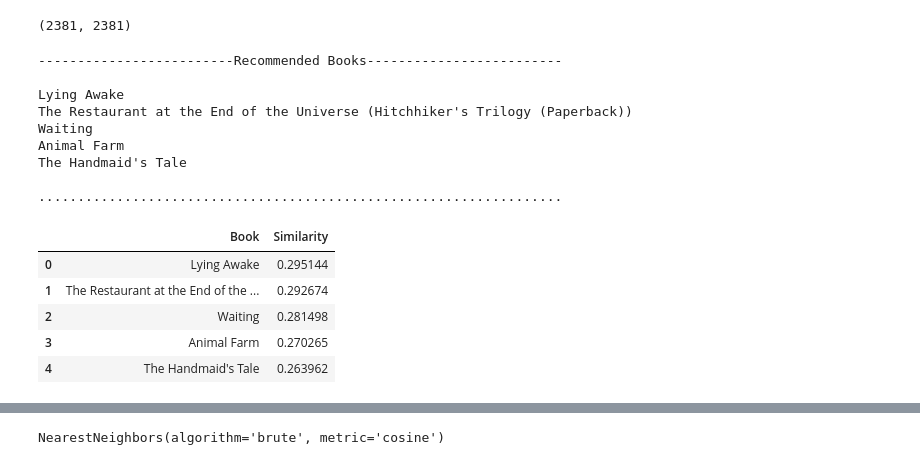
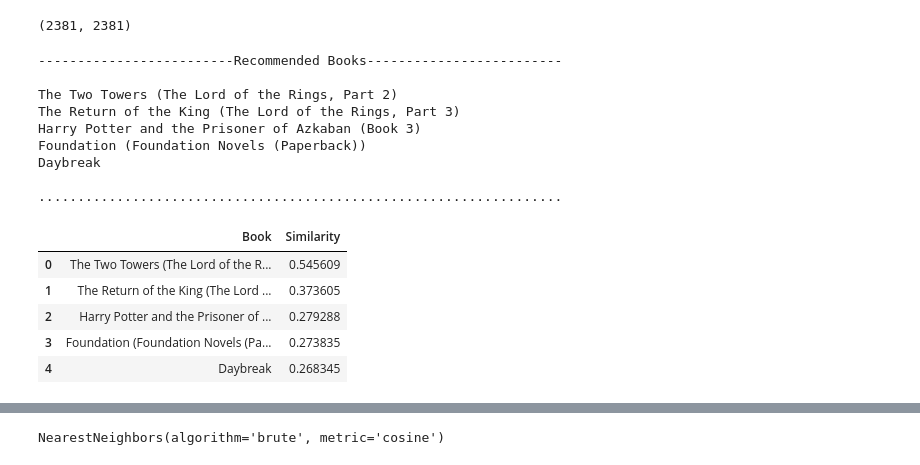
Before and after one commit to sahu-vishal/Book-Recommendation-System, a Jupyter notebook: Book_Recommendation_System.ipynb, the cells around one changed output, grey strips where cells are left out. Cells and saved outputs as stored; diff of their text form; code cells hidden in the pictures.

```diff
--- a/Book_Recommendation_System.ipynb
+++ b/Book_Recommendation_System.ipynb
@@ -809,21 +820,3 @@ def find_similarity_score(similarity_scores,pivot_table):
     df = pd.DataFrame(list(zip(list_book, list_sim)),
                columns =['Book', 'Similarity'])
   return df
-# %%
-recommend_book('1984')
-# %% [output]
--------------------------Recommended Books-------------------------
-
-Lying Awake
-The Restaurant at the End of the Universe (Hitchhiker's Trilogy (Paperback))
-Waiting
-Animal Farm
-The Handmaid's Tale
-
-...................................................................
-|  | Book | Similarity |
-| 0 | Lying Awake | 0.295144 |
-| 1 | The Restaurant at the End of the ... | 0.292674 |
-| 2 | Waiting | 0.281498 |
-| 3 | Animal Farm | 0.270265 |
-| 4 | The Handmaid's Tale | 0.263962 |
@@ -832,0 +823,18 @@ df_matrix = csr_matrix(pt.values)
+# %%
+recommend_book('The Fellowship of the Ring (The Lord of the Rings, Part 1)')
+# %% [output]
+-------------------------Recommended Books-------------------------
+
+The Two Towers (The Lord of the Rings, Part 2)
+The Return of the King (The Lord of the Rings, Part 3)
+Harry Potter and the Prisoner of Azkaban (Book 3)
+Foundation (Foundation Novels (Paperback))
+Daybreak
+
+...................................................................
+|  | Book | Similarity |
+| 0 | The Two Towers (The Lord of the R... | 0.545609 |
+| 1 | The Return of the King (The Lord ... | 0.373605 |
+| 2 | Harry Potter and the Prisoner of ... | 0.279288 |
+| 3 | Foundation (Foundation Novels (Pa... | 0.273835 |
+| 4 | Daybreak | 0.268345 |
```
Also changed, not shown: parts of 32 cells of this notebook.
